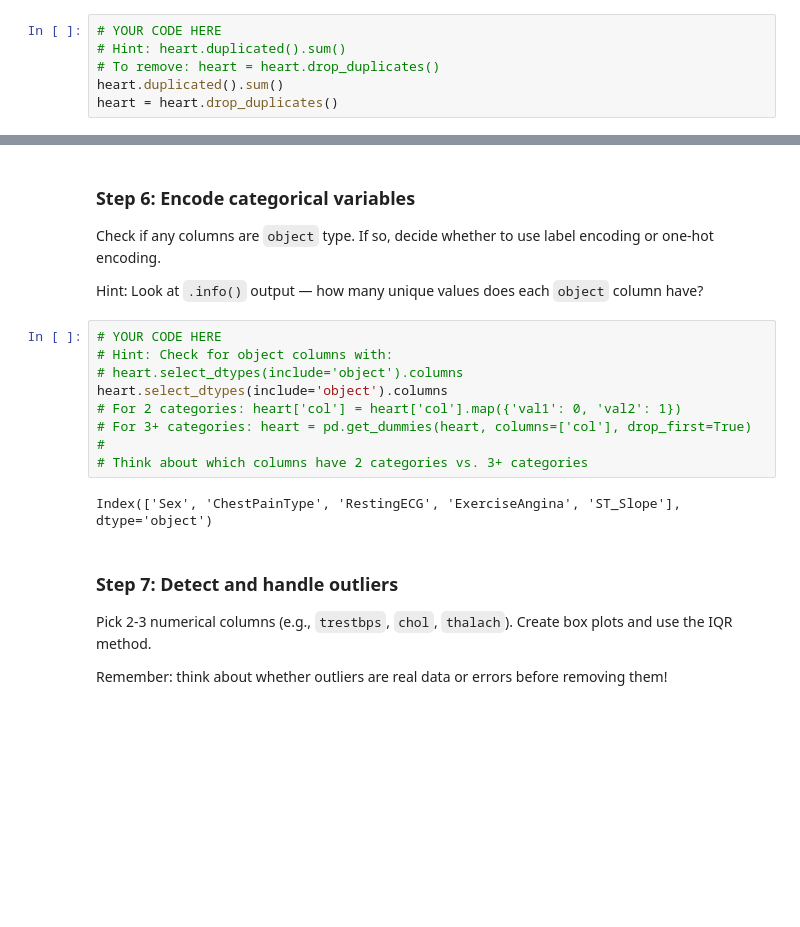
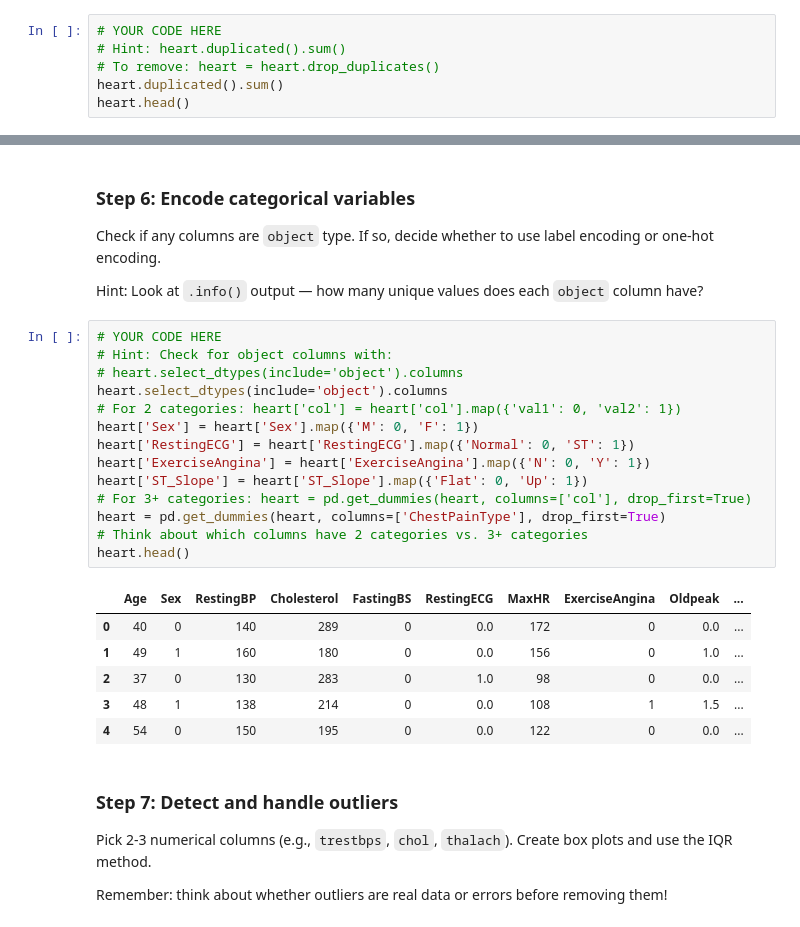
Before and after one commit to arosales23/CIS-3514-WT-EC-ARA, a Jupyter notebook: Data_Cleaning_Exercise_Class.ipynb, the cells around one changed output, grey strips where cells are left out. Drawn from its saved outputs; the diff is of its cells as text; blank space fills up the shorter version.

```diff
--- a/Data_Cleaning_Exercise_Class.ipynb
+++ b/Data_Cleaning_Exercise_Class.ipynb
@@ -122,4 +132,4 @@ How many duplicate rows are there? If any, remove them.
 # Hint: heart.duplicated().sum()
 # To remove: heart = heart.drop_duplicates()
 heart.duplicated().sum()
-heart = heart.drop_duplicates()
+heart.head()
@@ -175,14 +192,24 @@ Hint: Look at `.info()` output — how many unique values does each `object` col
 # %%
 # YOUR CODE HERE
 # Hint: Check for object columns with:
 # heart.select_dtypes(include='object').columns
 heart.select_dtypes(include='object').columns
 # For 2 categories: heart['col'] = heart['col'].map({'val1': 0, 'val2': 1})
+heart['Sex'] = heart['Sex'].map({'M': 0, 'F': 1})
+heart['RestingECG'] = heart['RestingECG'].map({'Normal': 0, 'ST': 1})
+heart['ExerciseAngina'] = heart['ExerciseAngina'].map({'N': 0, 'Y': 1})
+heart['ST_Slope'] = heart['ST_Slope'].map({'Flat': 0, 'Up': 1})
 # For 3+ categories: heart = pd.get_dummies(heart, columns=['col'], drop_first=True)
-#
+heart = pd.get_dummies(heart, columns=['ChestPainType'], drop_first=True)
 # Think about which columns have 2 categories vs. 3+ categories
+heart.head()
 # %% [output]
-Index(['Sex', 'ChestPainType', 'RestingECG', 'ExerciseAngina', 'ST_Slope'], dtype='object')
+|  | Age | Sex | RestingBP | Cholesterol | FastingBS | RestingECG | MaxHR | ExerciseAngina | Oldpeak | ... |
+| 0 | 40 | 0 | 140 | 289 | 0 | 0.0 | 172 | 0 | 0.0 | ... |
+| 1 | 49 | 1 | 160 | 180 | 0 | 0.0 | 156 | 0 | 1.0 | ... |
+| 2 | 37 | 0 | 130 | 283 | 0 | 1.0 | 98 | 0 | 0.0 | ... |
+| 3 | 48 | 1 | 138 | 214 | 0 | 0.0 | 108 | 1 | 1.5 | ... |
+| 4 | 54 | 0 | 150 | 195 | 0 | 0.0 | 122 | 0 | 0.0 | ... |
 # %% [markdown]
 ### Step 7: Detect and handle outliers
 
```
Also changed, not shown: parts of 6 cells of this notebook.
